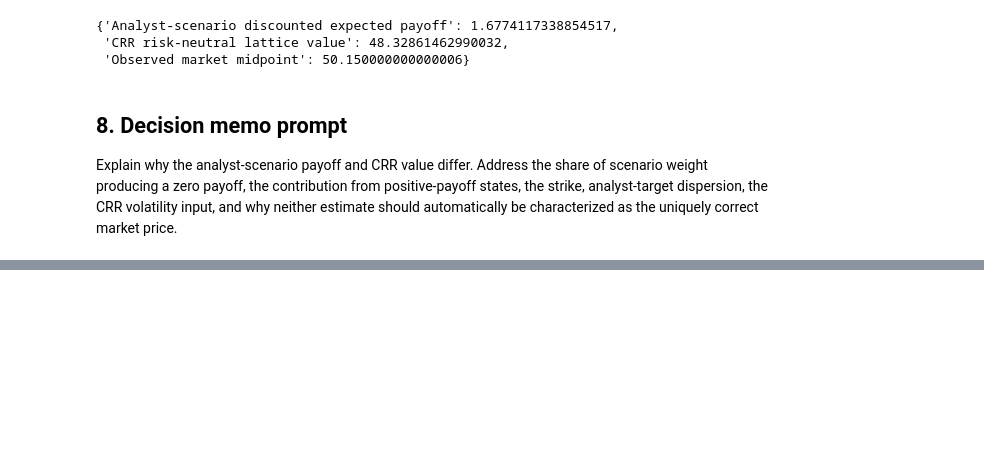
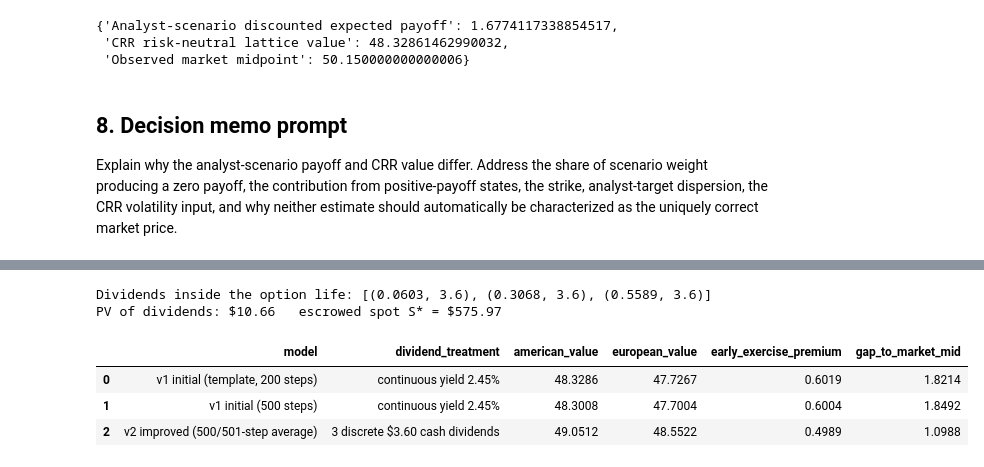
Before and after one commit to javierpalacio010-dot/lmt-valuation-option-greeks-lab, a Jupyter notebook: valuation_option_lab.ipynb, the cells around one changed output, grey strips where cells are left out. Cells and saved outputs as stored; diff of their text form; code cells hidden in the pictures; blank space fills up the shorter version.

```diff
--- a/valuation_option_lab.ipynb
+++ b/valuation_option_lab.ipynb
@@ -203,0 +215,71 @@ Explain why the analyst-scenario payoff and CRR value differ. Address the share
+# %%
+import math
+DIV=pd.read_csv(DATA/'dividends.csv')
+for col in ['ex_date','amount','status']:
+    if col not in DIV.columns: raise ValueError(f'dividends.csv is missing column {col}.')
+DIV['ex_date']=pd.to_datetime(DIV['ex_date'],format='%Y-%m-%d')
+if not DIV.amount.gt(0).all(): raise ValueError('Dividend amounts must be positive dollars per share.')
+VAL_DATE=pd.Timestamp(M['valuation_date'])
+EXPIRY=pd.Timestamp('2027-06-17')
+CONTRACT_MULTIPLIER=100
+T_days=(EXPIRY-VAL_DATE).days
+assert abs(T_days/365-M['maturity_years'])<0.001, 'maturity_years must equal calendar days to expiration / 365'
+
+def dividend_schedule(shift_years=0.0, T=None):
+    """(time in years from the valuation date, amount) for ex-dates strictly between now and expiration.
+    shift_years moves the valuation date forward (used for theta and time-decay repricing)."""
+    T=M['maturity_years'] if T is None else T
+    t=(DIV.ex_date-VAL_DATE).dt.days/365-shift_years
+    keep=(t>0)&(t<T)
+    return [(float(a),float(b)) for a,b in zip(t[keep],DIV.amount[keep])]
+
+def pv_dividends(divs,r,t=0.0):
+    return sum(D*math.exp(-r*(td-t)) for td,D in divs if td>t+1e-12)
+
+def crr_discrete(spot,strike,T,r,sigma,N,divs,kind='put',american=True,keep_nodes=False):
+    """Escrowed-dividend CRR lattice (model v2). Returns price, lattice parameters and, optionally, the first three time steps."""
+    divs=[(td,D) for td,D in divs if 0<td<T]
+    pv0=pv_dividends(divs,r,0.0); S_star=spot-pv0
+    dt=T/N; u=math.exp(sigma*math.sqrt(dt)); d=1/u; growth=math.exp(r*dt); p=(growth-d)/(u-d); disc=1/growth
+    if not(d<growth<u and 0<p<1): raise ValueError('No-arbitrage condition failed.')
+    j=np.arange(N+1); values=payoff(S_star*u**j*d**(N-j),strike,kind)
+    nodes={}; early_nodes=0
+    for n in range(N-1,-1,-1):
+        values=disc*(p*values[1:n+2]+(1-p)*values[:n+1])
+        jj=np.arange(n+1); stock=S_star*u**jj*d**(n-jj)+pv_dividends(divs,r,n*dt)
+        if american:
+            exercise=payoff(stock,strike,kind); early_nodes+=int((exercise>values+1e-12).sum()); values=np.maximum(values,exercise)
+        if keep_nodes and n<=2: nodes[n]=(stock.copy(),values.copy())
+    return {'price':float(values[0]),'u':u,'d':d,'p_star':p,'dt':dt,'S_star':S_star,'pv_dividends':pv0,'early_exercise_nodes':early_nodes,'nodes':nodes}
+
+V2_STEPS=500
+def v2_price(spot=None,sigma=None,r=None,shift_years=0.0,N=V2_STEPS,american=True,kind=None):
+    """Model-v2 value: average of the N- and (N+1)-step lattices, which removes most of the odd/even oscillation of CRR."""
+    spot=M['spot'] if spot is None else spot; sigma=M['volatility'] if sigma is None else sigma
+    r=M['risk_free_rate'] if r is None else r; kind=M['option_type'] if kind is None else kind
+    T=M['maturity_years']-shift_years; divs=dividend_schedule(shift_years,T)
+    return 0.5*(crr_discrete(spot,M['strike'],T,r,sigma,N,divs,kind,american)['price']+crr_discrete(spot,M['strike'],T,r,sigma,N+1,divs,kind,american)['price'])
+
+divs0=dividend_schedule()
+v2=crr_discrete(M['spot'],M['strike'],M['maturity_years'],M['risk_free_rate'],M['volatility'],V2_STEPS,divs0,M['option_type'],M['exercise_style']=='american')
+v2_value=v2_price()
+v2_european=v2_price(american=False)
+v1_european=crr(M['spot'],M['strike'],M['maturity_years'],M['risk_free_rate'],M['volatility'],V2_STEPS,M['dividend_yield'],M['option_type'],False)['price']
+v1_american_500=crr(M['spot'],M['strike'],M['maturity_years'],M['risk_free_rate'],M['volatility'],V2_STEPS,M['dividend_yield'],M['option_type'],True)['price']
+print('Dividends inside the option life:',[(round(t,4),D) for t,D in divs0])
+print(f"PV of dividends: ${v2['pv_dividends']:.2f}   escrowed spot S* = ${v2['S_star']:.2f}")
+progression=pd.DataFrame({
+ 'model':['v1 initial (template, 200 steps)','v1 initial (500 steps)','v2 improved (500/501-step average)'],
+ 'dividend_treatment':['continuous yield 2.45%','continuous yield 2.45%','3 discrete $3.60 cash dividends'],
+ 'american_value':[lattice['price'],v1_american_500,v2_value],
+ 'european_value':[crr(M['spot'],M['strike'],M['maturity_years'],M['risk_free_rate'],M['volatility'],M['lattice_steps'],M['dividend_yield'],M['option_type'],False)['price'],v1_european,v2_european]})
+progression['early_exercise_premium']=progression.american_value-progression.european_value
+progression['gap_to_market_mid']=M['market_mid']-progression.american_value
+progression.round(4)
+# %% [output]
+Dividends inside the option life: [(0.0603, 3.6), (0.3068, 3.6), (0.5589, 3.6)]
+PV of dividends: $10.66   escrowed spot S* = $575.97
+|  | model | dividend_treatment | american_value | european_value | early_exercise_premium | gap_to_market_mid |
+| 0 | v1 initial (template, 200 steps) | continuous yield 2.45% | 48.3286 | 47.7267 | 0.6019 | 1.8214 |
+| 1 | v1 initial (500 steps) | continuous yield 2.45% | 48.3008 | 47.7004 | 0.6004 | 1.8492 |
+| 2 | v2 improved (500/501-step average) | 3 discrete $3.60 cash dividends | 49.0512 | 48.5522 | 0.4989 | 1.0988 |
```
Also changed, not shown: parts of 9 cells of this notebook, 2 other files.
